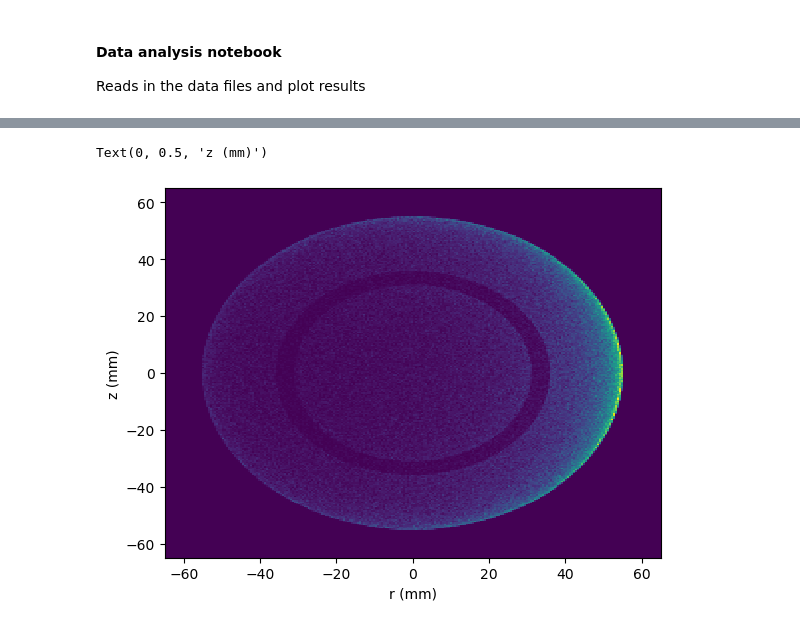
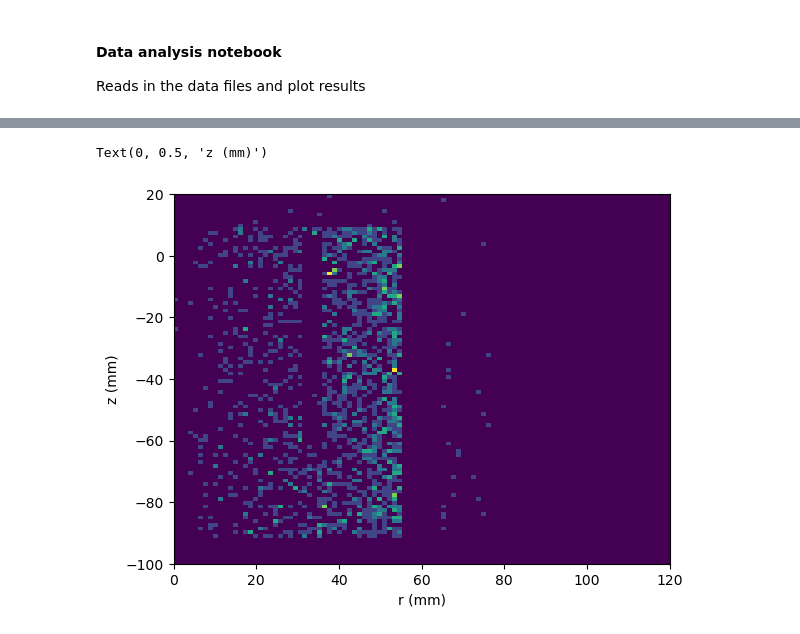
Before and after one commit to acolijn/G4XamsSim, a Jupyter notebook: analysis/analysis.ipynb, the cells around one changed output, grey strips where cells are left out. Cells and saved outputs as stored; diff of their text form; code cells hidden in the pictures.

Commit message:
upgrade output data format

```diff
--- a/analysis/analysis.ipynb
+++ b/analysis/analysis.ipynb
@@ -16,9 +21,11 @@ display(manager.display_all_runs(include_deleted=False))
 # %%
 # cut on the global event variables
-cut = lambda data: (data['ncomp'] + data['nphot'] == 1) & (data['type'] == 0) & (data['e'] < 1500.)
+idet = 1 # liquid xenon
+
+cut = lambda data: (data['ndet'][:,idet] > 0 )
 # additional cuts on the clusters
-cut_hit = lambda data: (data['r'] < 1050.) & (np.abs(data['zh']) < 1050.)
+cut_hit = lambda data: (data['r'] < 35.) & (data['zh'] < 0.) & (data['zh']>-60.) & (data['eh'] > 0.)
 
-std = Geant4Analyzer("run_01", first_only=False)
+std = Geant4Analyzer("run_06", first_only=False)
 std.preprocess_data(cut=cut, cut_hit=cut_hit)
 # %% [output]
@@ -42,7 +52,7 @@ integral = 398097.0
 # %%
-h2 = plt.hist2d(std.data['xh'], std.data['yh'], bins=250, range=((-65, 65), (-65, 65)))
+h2 = plt.hist2d(std.data['r'], std.data['zh'], bins=100, range=((0, 120), (-100, 20)))
 plt.xlabel("r (mm)")
 plt.ylabel("z (mm)")
 # %% [output]
 Text(0, 0.5, 'z (mm)')
-[figure, old version]
+[figure, new version]
```
Also changed, not shown: parts of 10 cells of this notebook, 10 other files.
